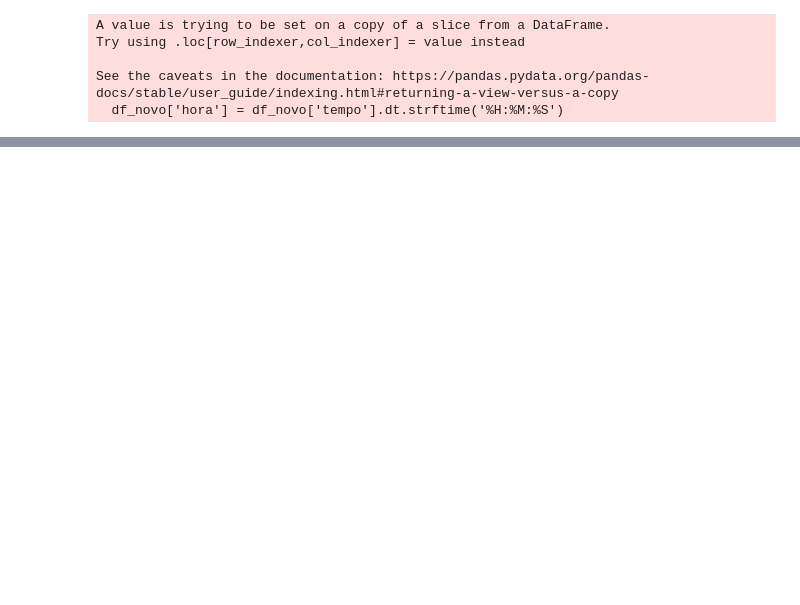
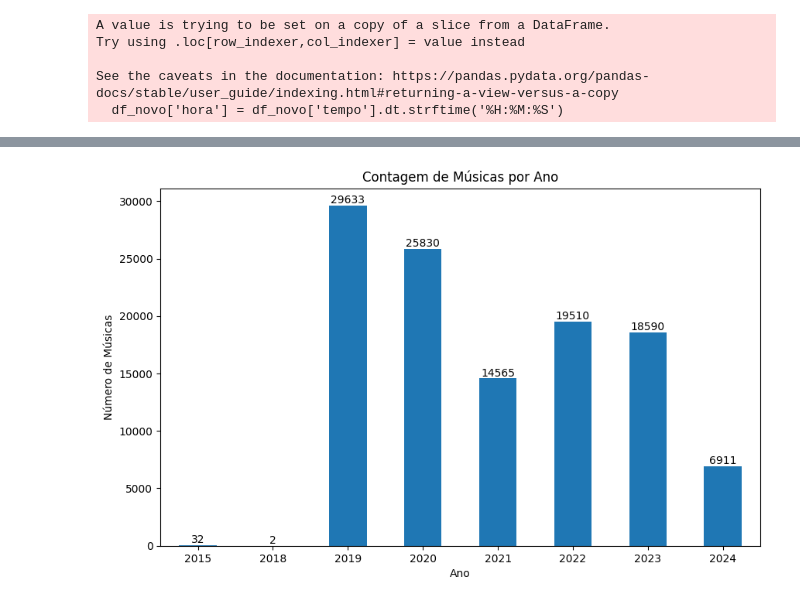
Before and after one commit to viniciuslino1/python_learning, a Jupyter notebook: pandas_análise_dados.ipynb, the cells around one changed output, grey strips where cells are left out. Cells and saved outputs as stored; diff of their text form; code cells hidden in the pictures; blank space fills up the shorter version.

```diff
--- a/pandas_análise_dados.ipynb
+++ b/pandas_análise_dados.ipynb
@@ -976,0 +1057,15 @@ df_novo.head()
+# %%
+plt.figure(figsize=(10, 6))
+ax = contagem_musicas_por_ano.plot(kind='bar')
+plt.xlabel('Ano')
+plt.ylabel('Número de Músicas')
+plt.title('Contagem de Músicas por Ano')
+plt.xticks(rotation=0)
+
+# Adicione rótulos dos dados em cima das barras
+for container in ax.containers:
+    ax.bar_label(container, label_type='edge')
+
+plt.show()
+# %% [output]
+[figure, added]
```
Also changed, not shown: parts of 10 cells of this notebook.
